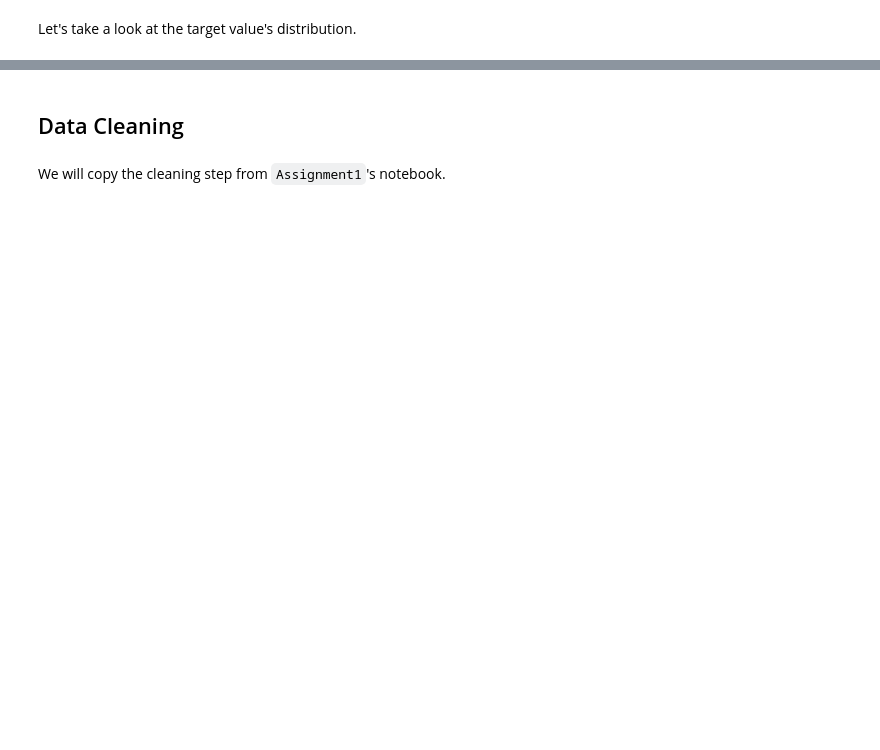
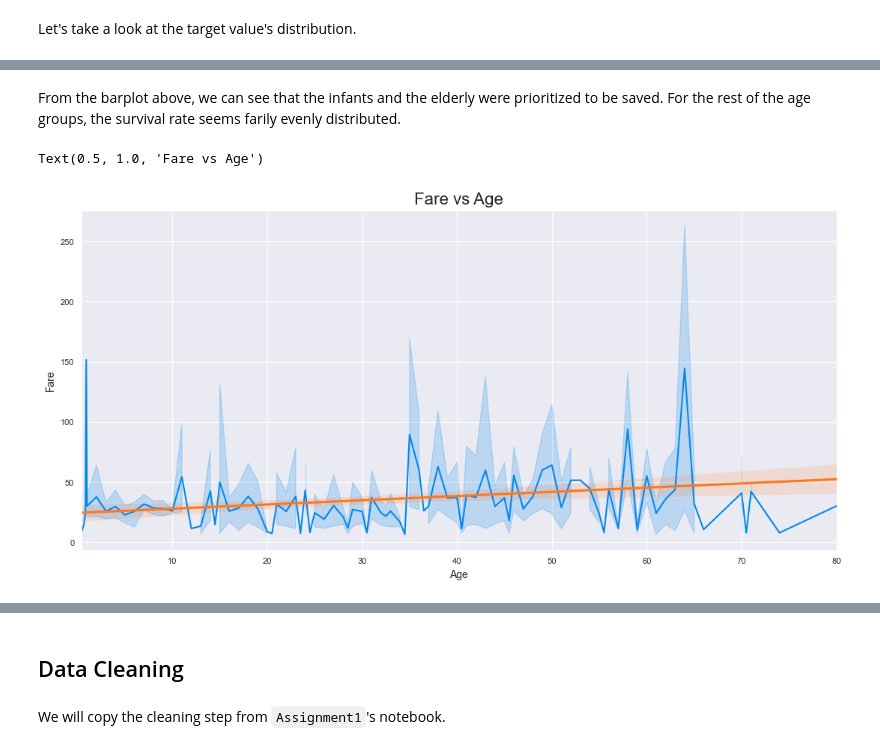
Before and after one commit to LooLzzz/afeka-titanic-ml, a Jupyter notebook: Assignment3/notebook.ipynb, the cells around one changed output, grey strips where cells are left out. Drawn from its saved outputs; the diff is of its cells as text; code cells hidden in the pictures; blank space fills up the shorter version.

```diff
--- a/Assignment3/notebook.ipynb
+++ b/Assignment3/notebook.ipynb
@@ -128,0 +217,11 @@ For the complete data exploration, see `Assignment1`'s notebook.
+# %% [markdown]
+From the barplot above, we can see that the infants and the elderly were prioritized to be saved.
+For the rest of the age groups, the survival rate seems farily evenly distributed.
+# %%
+plt.figure(figsize=(13, 6))
+sns.lineplot(x='Age', y='Fare', data=train)
+sns.regplot(x='Age', y='Fare', data=train, scatter=False)
+plt.title('Fare vs Age', fontsize=16)
+# %% [output]
+Text(0.5, 1.0, 'Fare vs Age')
+[figure, added]
```
Also changed, not shown: parts of 78 cells of this notebook, 3 other files.
